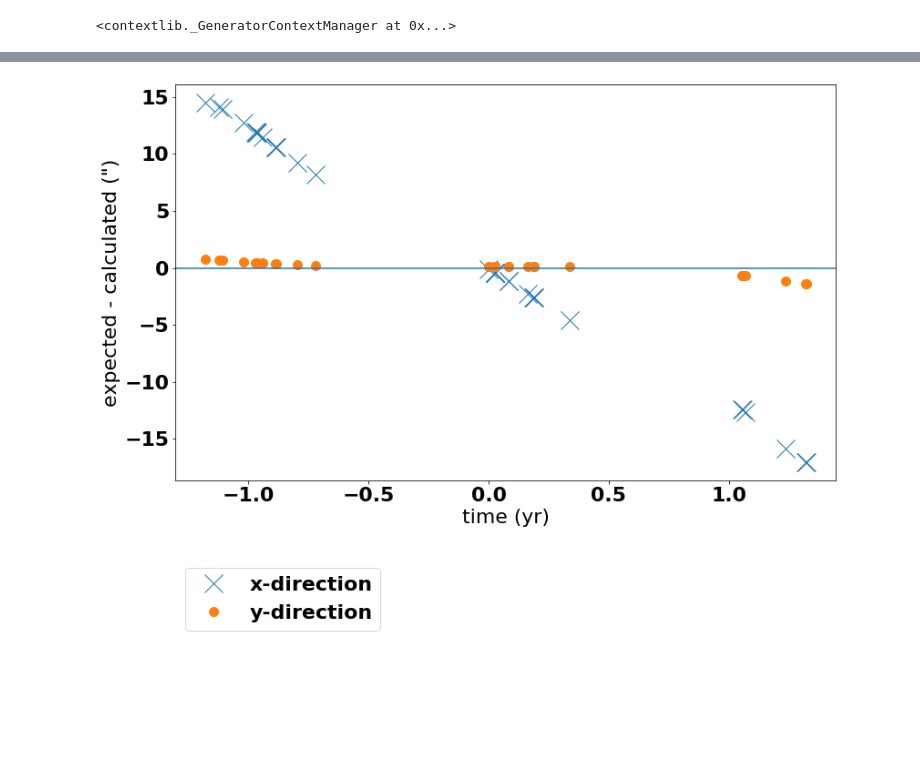
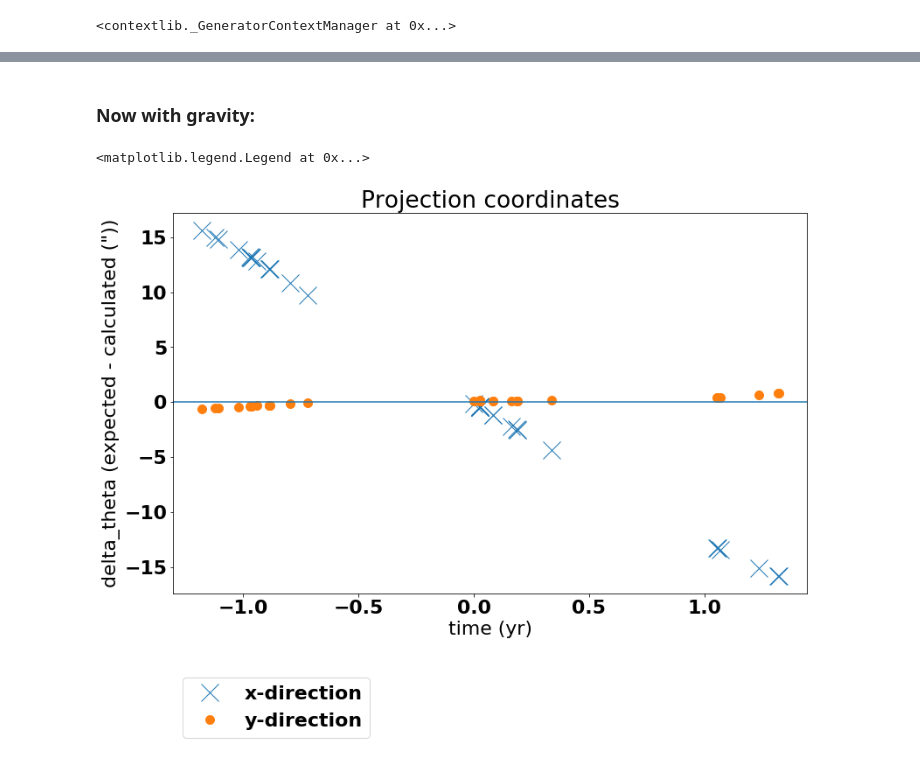
Before and after one commit to matthewjohnpayne/shifty, a Jupyter notebook: notebooks/debug_transform.ipynb, the cells around one changed output, grey strips where cells are left out. Cells and saved outputs as stored; diff of their text form; code cells hidden in the pictures; blank space fills up the shorter version.

```diff
--- a/notebooks/debug_transform.ipynb
+++ b/notebooks/debug_transform.ipynb
@@ -496,0 +368,11 @@ findfont: Font family ['normal'] not found. Falling back to DejaVu Sans.
+# %%
+plt.rcParams['figure.figsize'] = [13, 8]
+dtimes_yr = (times-time0) * u.day.to(u.yr)
+plt.plot(dtimes_yr, (expected_thetas_asec - thetas_asec)[:, 0], 'x', label='x-direction', ms=20)
+plt.plot(dtimes_yr, (expected_thetas_asec - thetas_asec)[:, 1], '.', label='y-direction', ms=20)
+plt.axhline(0)
+plt.ylabel('expected - calculated (")')
+plt.ylabel('delta_theta (expected - calculated ("))')
+plt.xlabel('time (yr)')
+plt.title('Projection coordinates')
+plt.legend(loc='center left', bbox_to_anchor=(0, -0.3))
@@ -497,12 +382,24 @@ findfont: Font family ['normal'] not found. Falling back to DejaVu Sans.
+# %% [markdown]
+### Now with gravity:
+# %%
+'''
+Convert observer location to projection coordinate system, then convert abg to thetas.
+'''
+observer_projected = np.array([xyz_ec_to_proj(*obspos, *latlon0) for obspos in observer_helio_ecliptic_relative])
+# Theta from ABG values. These are in radians.
+thetas = abg2theta(times, time0, abg, '568', observer_projected, GM=c.GM_sun.to('au**3/year**2').value)
+# Convert to arcseconds
+thetas_asec = np.degrees(thetas) * 3600  # radians to arc-sec
 # %%
 plt.rcParams['figure.figsize'] = [13, 8]
-dtimes_yr = (times-time0)/365.24
+dtimes_yr = (times-time0) * u.day.to(u.yr)
 plt.plot(dtimes_yr, (expected_thetas_asec - thetas_asec)[:, 0], 'x', label='x-direction', ms=20)
 plt.plot(dtimes_yr, (expected_thetas_asec - thetas_asec)[:, 1], '.', label='y-direction', ms=20)
 plt.axhline(0)
-plt.ylabel('expected - calculated (")')
+plt.ylabel('delta_theta (expected - calculated ("))')
 plt.xlabel('time (yr)')
+plt.title('Projection coordinates')
 plt.legend(loc='center left', bbox_to_anchor=(0, -0.3))
-plt.savefig('yay.png', bbox_inches='tight')
 # %% [output]
+<matplotlib.legend.Legend at 0x...>
-[figure, old version]
+[figure, new version]
```
Also changed, not shown: parts of 37 cells of this notebook.
